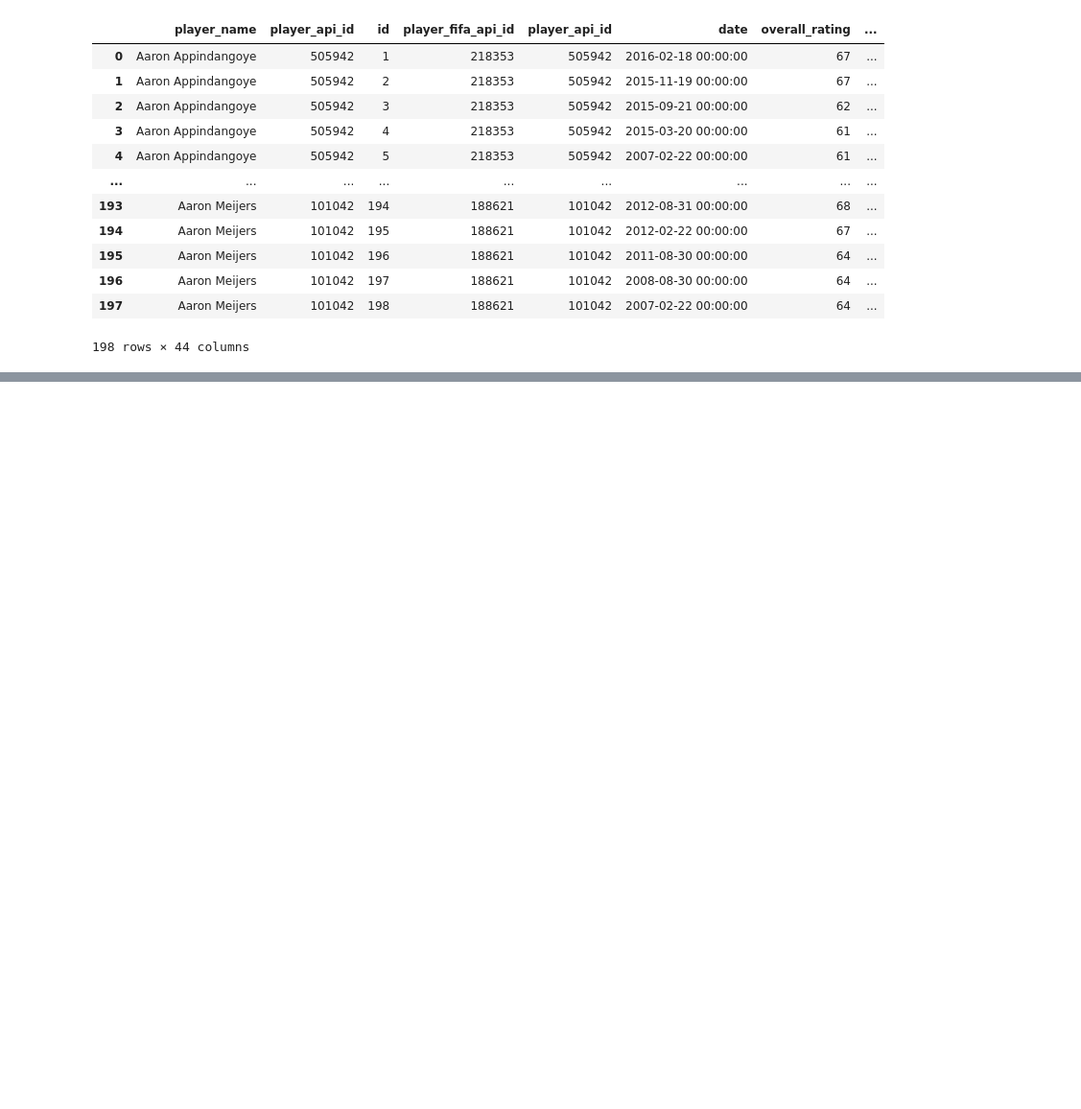
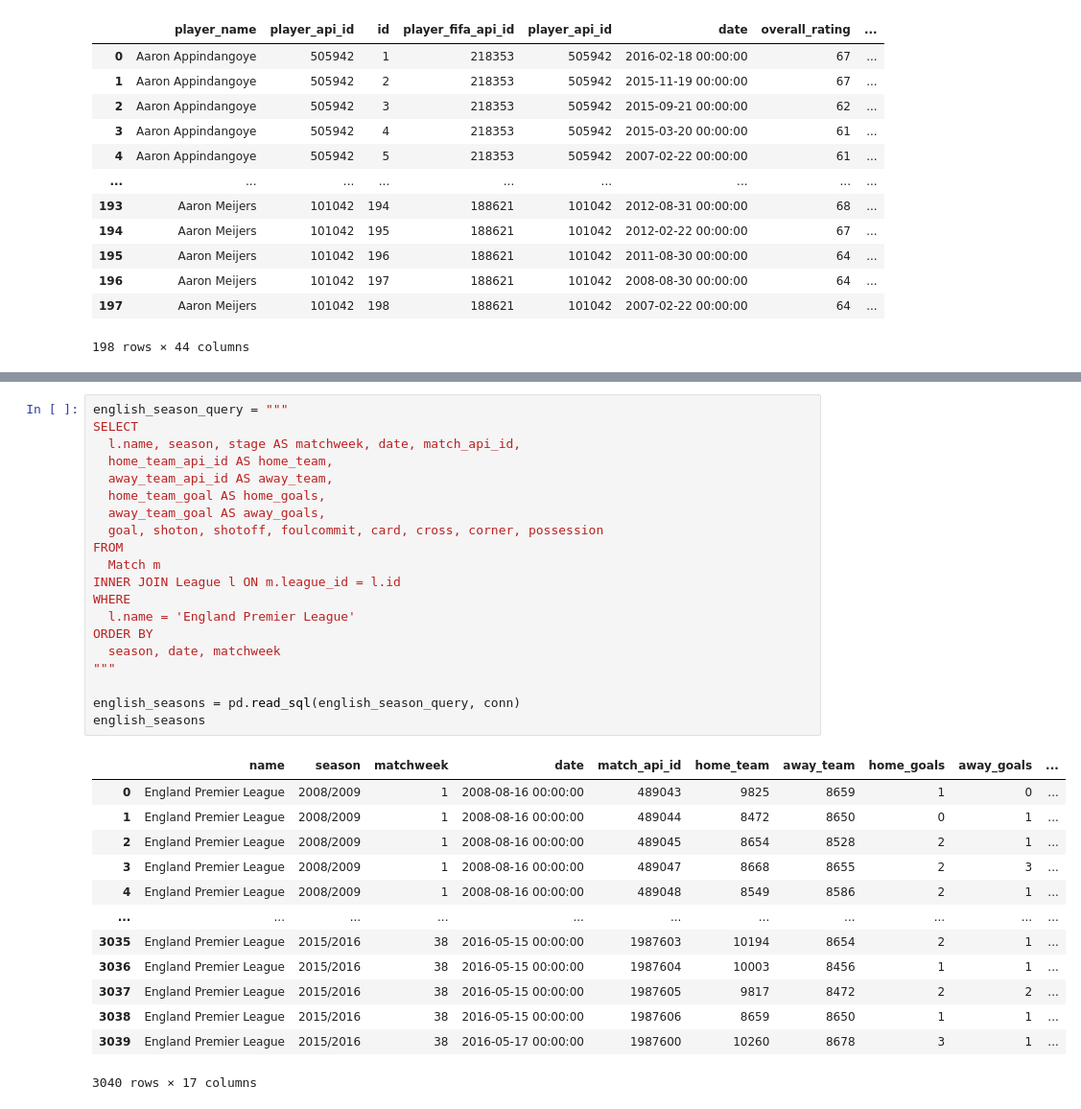
Before and after one commit to sage-gendron/Data-Projects, a Jupyter notebook: european-soccer-data-data-analysis.ipynb, the cells around one changed output, grey strips where cells are left out. Shown at 96% size. Drawn from its saved outputs; the diff is of its cells as text; blank space fills up the shorter version.

```diff
--- a/european-soccer-data-data-analysis.ipynb
+++ b/european-soccer-data-data-analysis.ipynb
@@ -111,0 +259,34 @@ pwa
+# %%
+english_season_query = """
+SELECT
+  l.name, season, stage AS matchweek, date, match_api_id,
+  home_team_api_id AS home_team,
+  away_team_api_id AS away_team,
+  home_team_goal AS home_goals,
+  away_team_goal AS away_goals,
+  goal, shoton, shotoff, foulcommit, card, cross, corner, possession
+FROM
+  Match m
+INNER JOIN League l ON m.league_id = l.id
+WHERE
+  l.name = 'England Premier League'
+ORDER BY
+  season, date, matchweek
+"""
+
+english_seasons = pd.read_sql(english_season_query, conn)
+english_seasons
+# %% [output]
+|  | name | season | matchweek | date | match_api_id | home_team | away_team | home_goals | away_goals | ... |
+| 0 | England Premier League | 2008/2009 | 1 | 2008-08-16 00:00:00 | 489043 | 9825 | 8659 | 1 | 0 | ... |
+| 1 | England Premier League | 2008/2009 | 1 | 2008-08-16 00:00:00 | 489044 | 8472 | 8650 | 0 | 1 | ... |
+| 2 | England Premier League | 2008/2009 | 1 | 2008-08-16 00:00:00 | 489045 | 8654 | 8528 | 2 | 1 | ... |
+| 3 | England Premier League | 2008/2009 | 1 | 2008-08-16 00:00:00 | 489047 | 8668 | 8655 | 2 | 3 | ... |
+| 4 | England Premier League | 2008/2009 | 1 | 2008-08-16 00:00:00 | 489048 | 8549 | 8586 | 2 | 1 | ... |
+| ... | ... | ... | ... | ... | ... | ... | ... | ... | ... | ... |
+| 3035 | England Premier League | 2015/2016 | 38 | 2016-05-15 00:00:00 | 1987603 | 10194 | 8654 | 2 | 1 | ... |
+| 3036 | England Premier League | 2015/2016 | 38 | 2016-05-15 00:00:00 | 1987604 | 10003 | 8456 | 1 | 1 | ... |
+| 3037 | England Premier League | 2015/2016 | 38 | 2016-05-15 00:00:00 | 1987605 | 9817 | 8472 | 2 | 2 | ... |
+| 3038 | England Premier League | 2015/2016 | 38 | 2016-05-15 00:00:00 | 1987606 | 8659 | 8650 | 1 | 1 | ... |
+| 3039 | England Premier League | 2015/2016 | 38 | 2016-05-17 00:00:00 | 1987600 | 10260 | 8678 | 3 | 1 | ... |
+3040 rows × 17 columns
```
Also changed, not shown: parts of 17 cells of this notebook.
